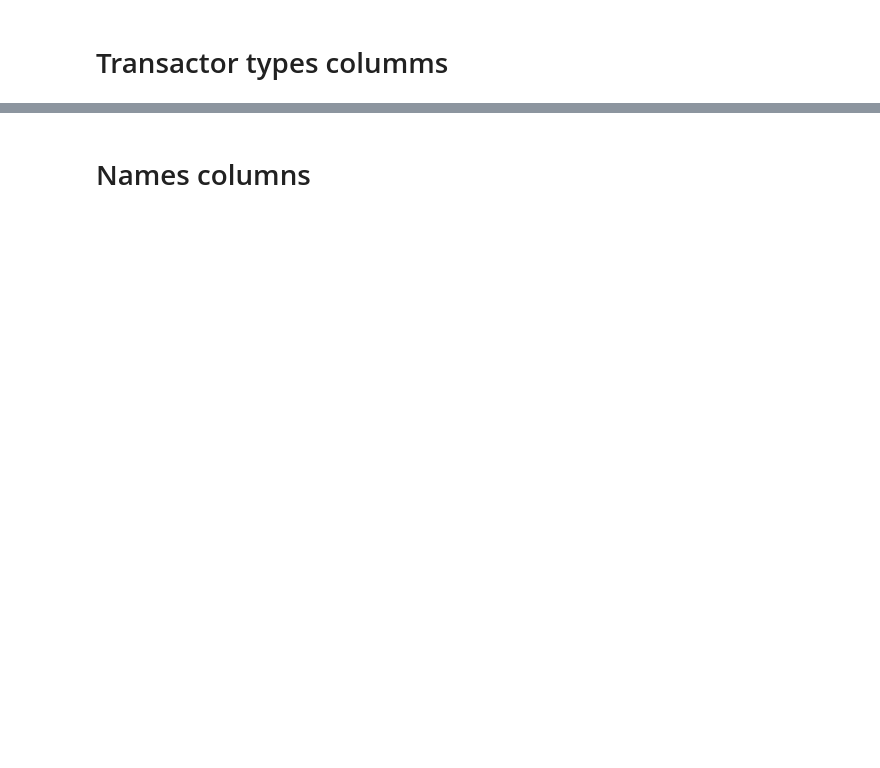
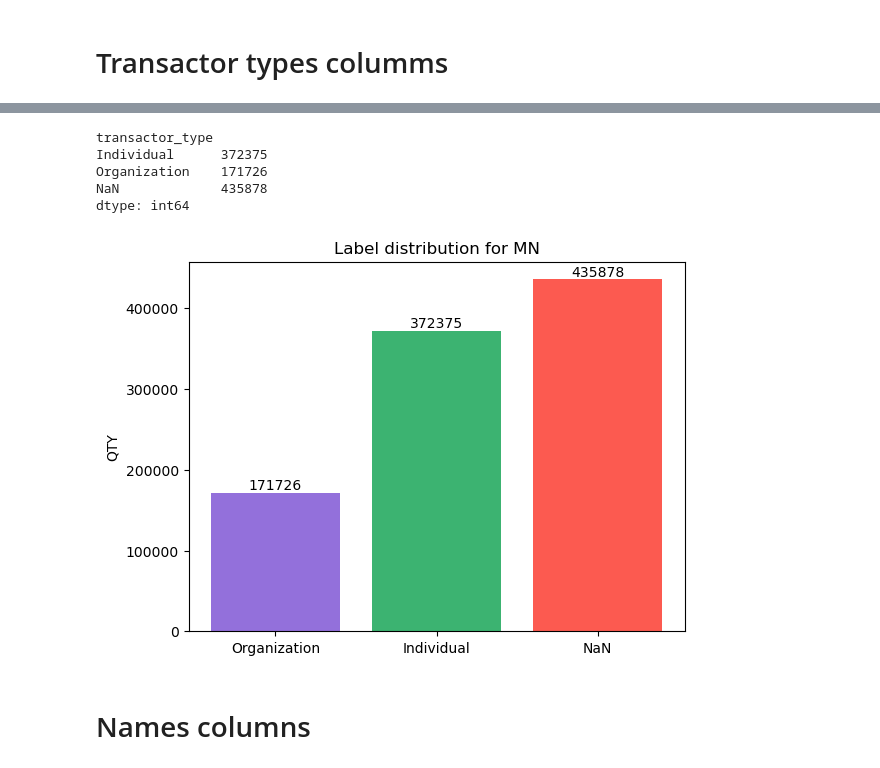
Before and after one commit to satadisha/ner_congressional_records, a Jupyter notebook: mn_cleaning.ipynb, the cells around one changed output, grey strips where cells are left out. Cells and saved outputs as stored; diff of their text form; code cells hidden in the pictures; blank space fills up the shorter version.

```diff
--- a/mn_cleaning.ipynb
+++ b/mn_cleaning.ipynb
@@ -66,3 +89,19 @@ transactor type specific: [nan 'Individual' 'Candidate' 'Party' 'Committee' 'Lob
+# %%
+mn_df = mn_df[mn_df['transactor_type'] != 'Self employed Retired']
+mn_df.groupby(by='transactor_type', dropna=False).size()
+# %% [output]
+transactor_type
+Individual      372375
+Organization    171726
+NaN             435878
+dtype: int64
+# %%
+mn_df_labels = ['Organization', 'Individual', 'NaN']
+counts = mn_df.groupby(by='transactor_type', dropna=False).count()['id'].sort_values()
+colors = [ 'mediumpurple', 'mediumseagreen', 'xkcd:coral', 'deepskyblue', 'xkcd:gold']
+label_distribution(mn_df_labels, counts, colors)
+# %% [output]
+[figure, added]
 # %% [markdown]
 <h1>Names columns</h1>
 # %%
```
Also changed, not shown: parts of 37 cells of this notebook.
